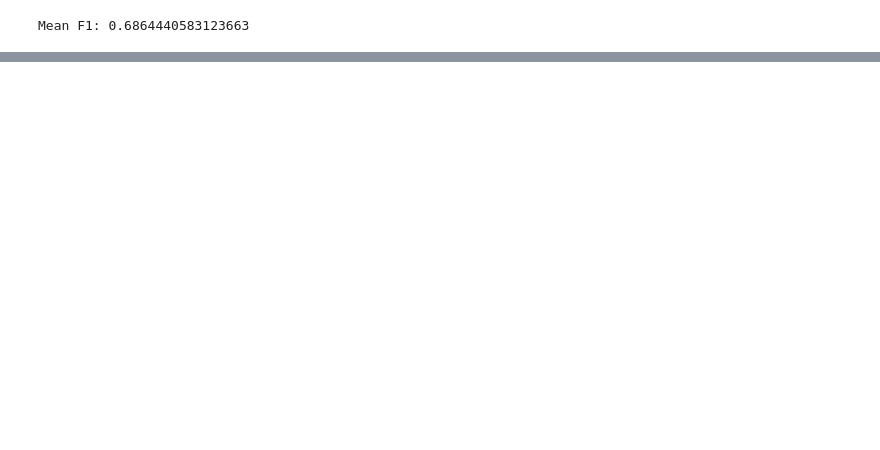
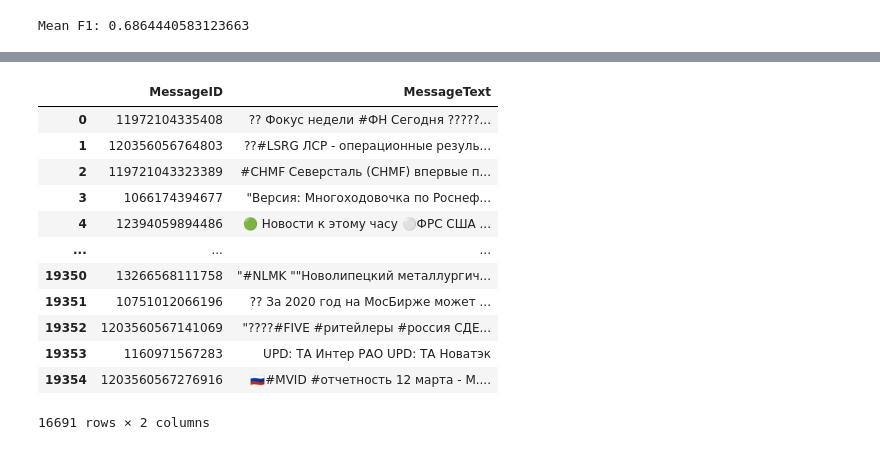
Before and after one commit to knifeman4444/gagarin_hack, a Jupyter notebook: experiments_flypew.ipynb, the cells around one changed output, grey strips where cells are left out. Saved outputs shown, nothing was run; the diff lists cells and outputs as text; code cells hidden in the pictures; blank space fills up the shorter version.

```diff
--- a/experiments_flypew.ipynb
+++ b/experiments_flypew.ipynb
@@ -255,0 +300,16 @@ Mean F1: 0.6864440583123663
+# %%
+texts
+# %% [output]
+|  | MessageID | MessageText |
+| 0 | 11972104335408 | ?? Фокус недели #ФН Сегодня ?????... |
+| 1 | 120356056764803 | ??#LSRG ЛСР - операционные резуль... |
+| 2 | 119721043323389 | #CHMF Северсталь (CHMF) впервые п... |
+| 3 | 1066174394677 | "Версия: Многоходовочка по Роснеф... |
+| 4 | 12394059894486 | 🟢 Новости к этому часу ⚪️ФРС США ... |
+| ... | ... | ... |
+| 19350 | 13266568111758 | "#NLMK ""Новолипецкий металлургич... |
+| 19351 | 10751012066196 | ?? За 2020 год на МосБирже может ... |
+| 19352 | 1203560567141069 | "????#FIVE #ритейлеры #россия СДЕ... |
+| 19353 | 1160971567283 | UPD: ТА Интер РАО UPD: ТА Новатэк |
+| 19354 | 1203560567276916 | 🇷🇺#MVID #отчетность 12 марта - М.... |
+16691 rows × 2 columns
```
Also changed, not shown: parts of 10 cells of this notebook, 1 other file.
